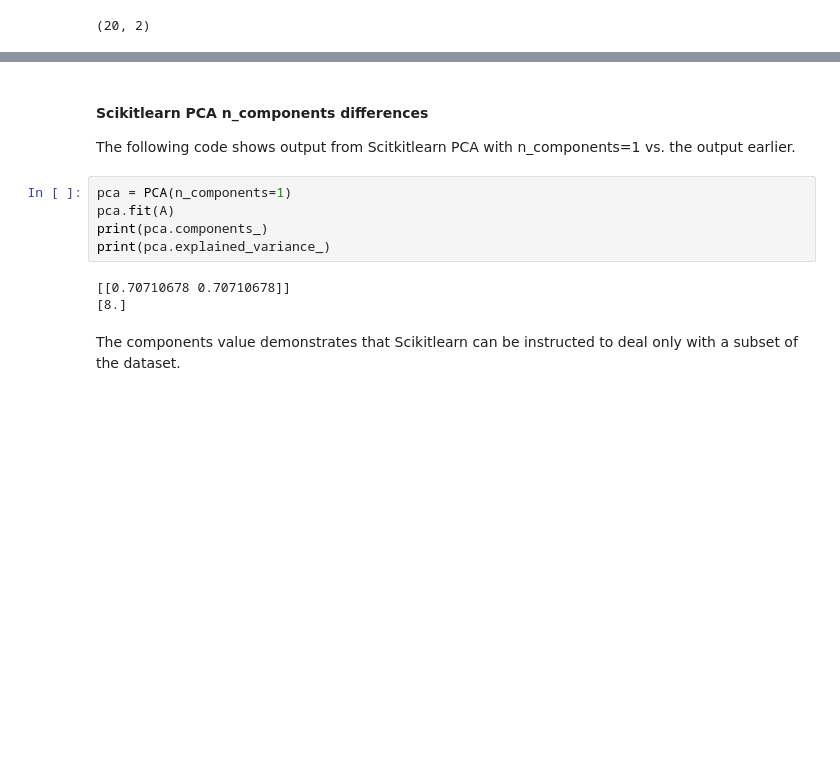
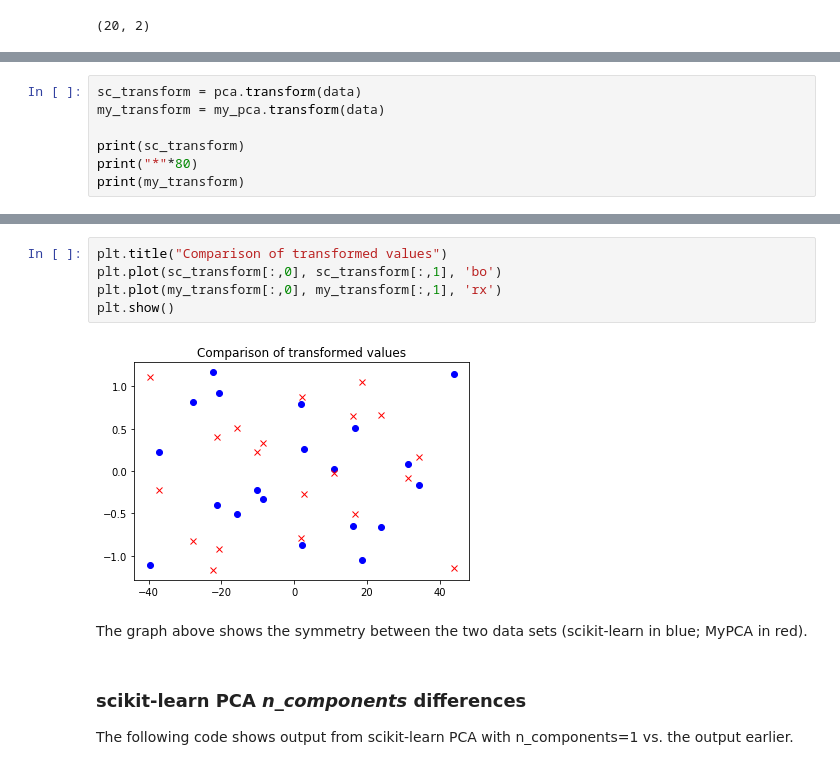
Before and after one commit to vipulpopat/MSCAI_CE4021_Week5, a Jupyter notebook: Etivity5.ipynb, the cells around one changed output, grey strips where cells are left out. Saved outputs shown, nothing was run; the diff lists cells and outputs as text; blank space fills up the shorter version.

Commit message:
Final submission
Corrected sorting in fit().
Added inverse_transform()

Added exercise comparisons.

```diff
--- a/Etivity5.ipynb
+++ b/Etivity5.ipynb
@@ -189,0 +256,7 @@ TODO: Follow up on scaling, which is mentioned by many online resources.
+# %%
+sc_transform = pca.transform(data)
+my_transform = my_pca.transform(data)
+
+print(sc_transform)
+print("*"*80)
+print(my_transform)
@@ -190,14 +281,13 @@ TODO: Follow up on scaling, which is mentioned by many online resources.
+# %%
+plt.title("Comparison of transformed values")
+plt.plot(sc_transform[:,0], sc_transform[:,1], 'bo')
+plt.plot(my_transform[:,0], my_transform[:,1], 'rx')
+plt.show()
+# %% [output]
+[figure, added]
+# %% [markdown]
+The graph above shows the symmetry between the two data sets (scikit-learn in blue; MyPCA in red).
 # %% [markdown]
-#### Scikitlearn PCA n_components differences
+### scikit-learn PCA *n_components* differences
 
-The following code shows output from Scitkitlearn PCA with n_components=1 vs. the output earlier.
+The following code shows output from scikit-learn PCA with n_components=1 vs. the output earlier.
-# %%
-pca = PCA(n_components=1)
-pca.fit(A)
-print(pca.components_)
-print(pca.explained_variance_)
-# %% [output]
-[[0.70710678 0.70710678]]
-[8.]
-# %% [markdown]
-The components value demonstrates that Scikitlearn can be instructed to deal only with a subset of the dataset.
```
Also changed, not shown: parts of 29 cells of this notebook.
